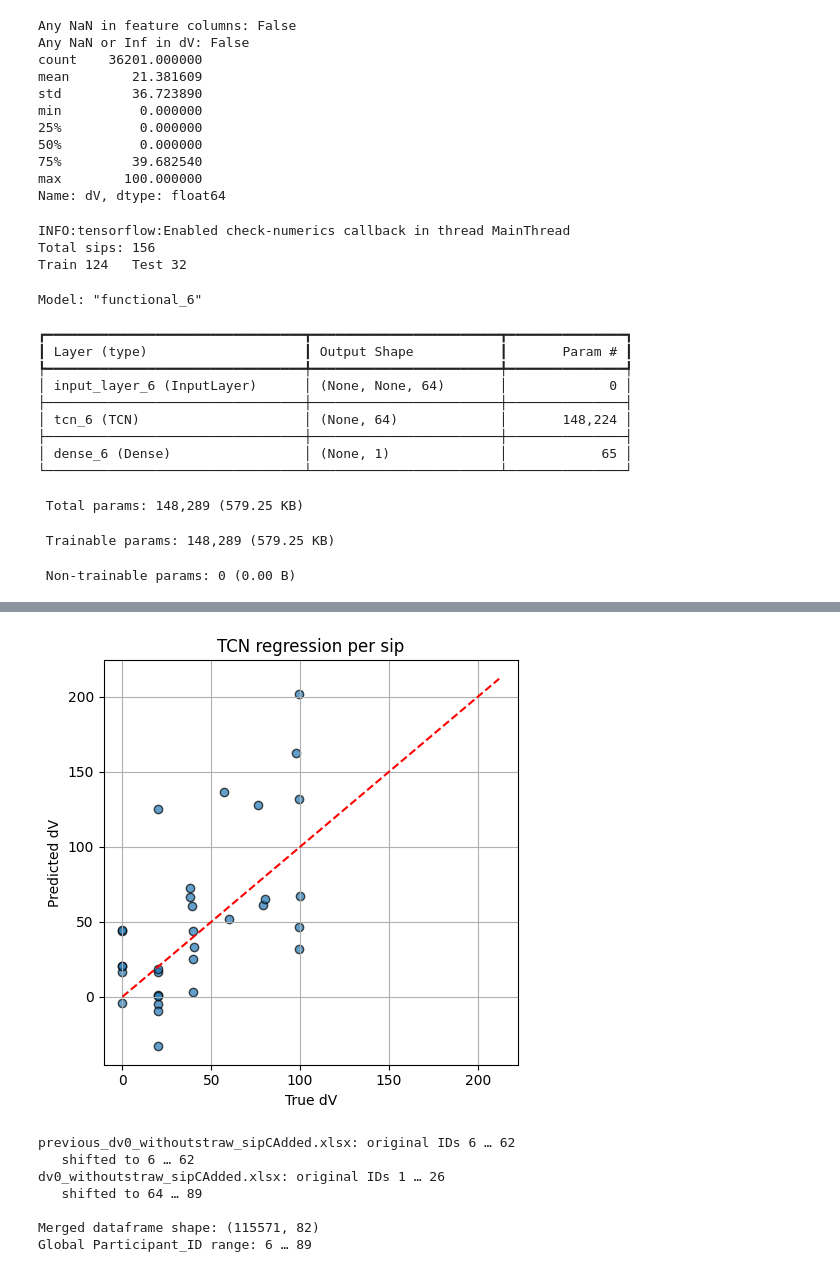
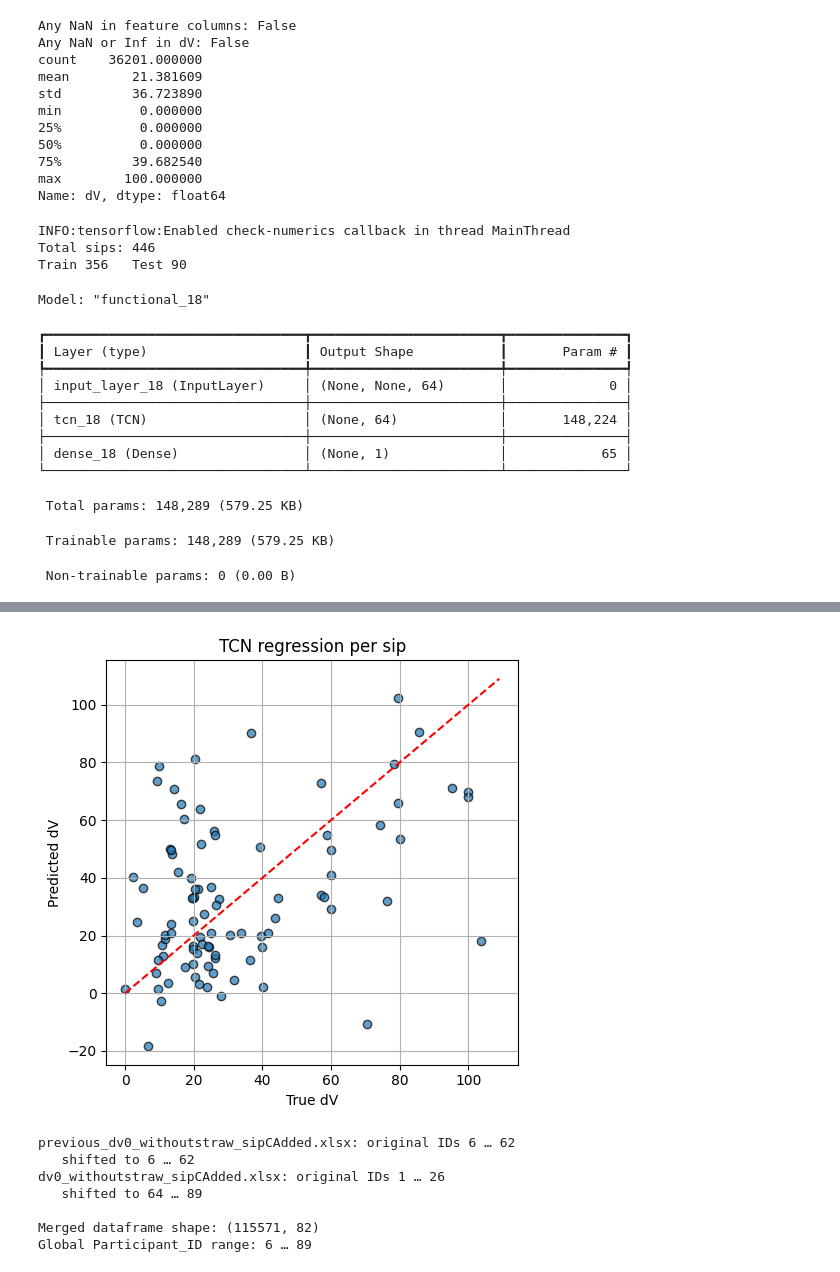
Before and after one commit to alirezamxi/Hydrocare, a Jupyter notebook: labeled/june/inspection/TCN.ipynb, the cells around one changed output, grey strips where cells are left out. Drawn from its saved outputs; the diff is of its cells as text; code cells hidden in the pictures.

```diff
--- a/labeled/june/inspection/TCN.ipynb
+++ b/labeled/june/inspection/TCN.ipynb
@@ -290,7 +290,7 @@ tf.debugging.enable_check_numerics()       # raises if any op produces NaN/Inf
 # ------------------------------------------------------------
 # 1. load  ➜ X(list of (T,64)), y(array)
 # ------------------------------------------------------------
-df = pd.read_excel("dv0_withoutstraw_sipCAdded.xlsx")      # or test.xlsx
+# df = pd.read_excel("dv0_withoutstraw_sipCAdded.xlsx")      # or test.xlsx
 feature_cols = df.columns[1:65]
 seq_keys, label_col = ["Participant_ID", "sip_id"], "dV"
 
@@ -385,17 +385,17 @@ plt.title("TCN regression per sip")
 plt.grid(True); plt.tight_layout(); plt.show()
 # %% [output]
 INFO:tensorflow:Enabled check-numerics callback in thread MainThread
-Total sips: 156
-Train 124   Test 32
+Total sips: 446
+Train 356   Test 90
-Model: "functional_6"
+Model: "functional_18"
 ┏━━━━━━━━━━━━━━━━━━━━━━━━━━━━━━━━━┳━━━━━━━━━━━━━━━━━━━━━━━━┳━━━━━━━━━━━━━━━┓
 ┃ Layer (type)                    ┃ Output Shape           ┃       Param # ┃
 ┡━━━━━━━━━━━━━━━━━━━━━━━━━━━━━━━━━╇━━━━━━━━━━━━━━━━━━━━━━━━╇━━━━━━━━━━━━━━━┩
-│ input_layer_6 (InputLayer)      │ (None, None, 64)       │             0 │
+│ input_layer_18 (InputLayer)     │ (None, None, 64)       │             0 │
 ├─────────────────────────────────┼────────────────────────┼───────────────┤
-│ tcn_6 (TCN)                     │ (None, 64)             │       148,224 │
+│ tcn_18 (TCN)                    │ (None, 64)             │       148,224 │
 ├─────────────────────────────────┼────────────────────────┼───────────────┤
-│ dense_6 (Dense)                 │ (None, 1)              │            65 │
+│ dense_18 (Dense)                │ (None, 1)              │            65 │
 └─────────────────────────────────┴────────────────────────┴───────────────┘
  Total params: 148,289 (579.25 KB)
  Trainable params: 148,289 (579.25 KB)
@@ -420,4 +420,4 @@ Test RMSE = 42.87   R² = -0.522
-[figure, old version]
+[figure, new version]
 # %%
 import pandas as pd
 from pathlib import Path
```
Also changed, not shown: parts of 1 cell of this notebook, 32 other files.
